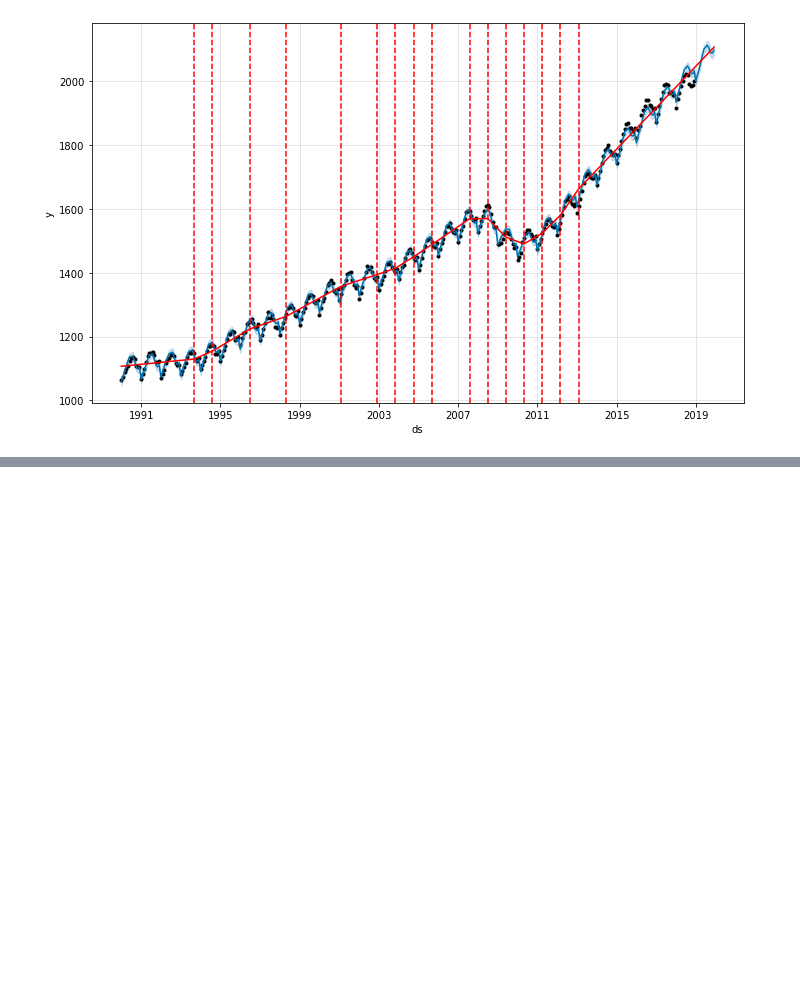
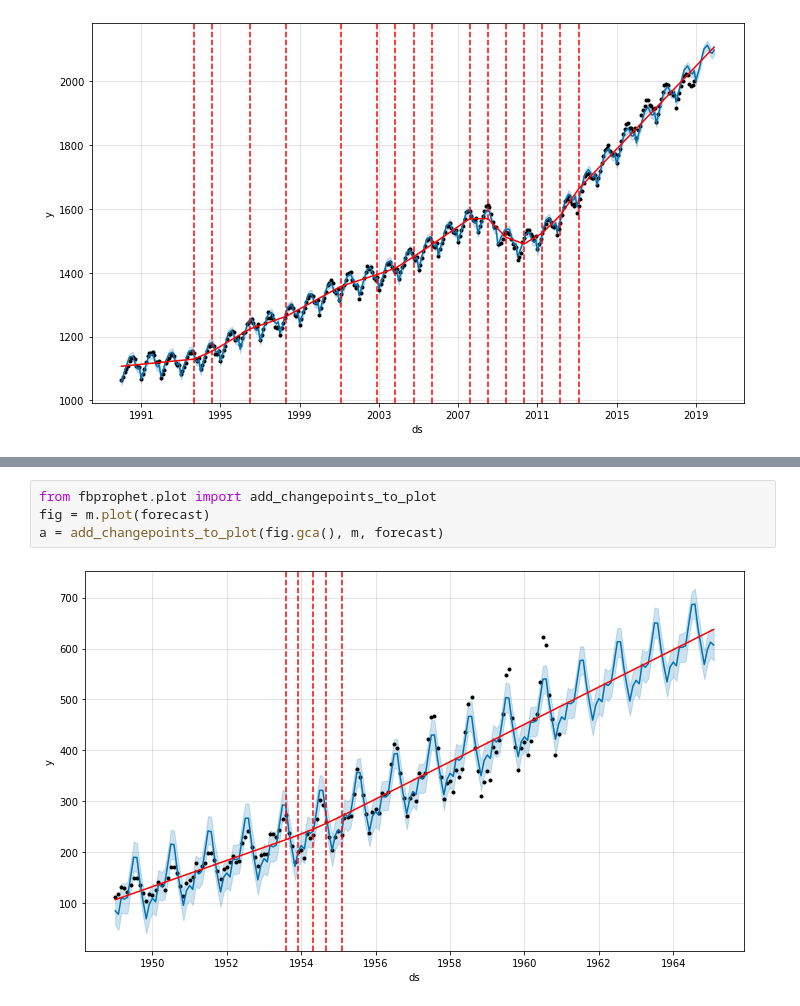
Before and after one commit to jafar-shodiq/jose-portilla-courses, a Jupyter notebook: time-series-data-analysis/prophet.ipynb, the cells around one changed output, grey strips where cells are left out. Cells and saved outputs as stored; diff of their text form; blank space fills up the shorter version.

```diff
--- a/time-series-data-analysis/prophet.ipynb
+++ b/time-series-data-analysis/prophet.ipynb
@@ -327,0 +358,6 @@ a = add_changepoints_to_plot(fig.gca(), m, forecast)
+# %%
+from fbprophet.plot import add_changepoints_to_plot
+fig = m.plot(forecast)
+a = add_changepoints_to_plot(fig.gca(), m, forecast)
+# %% [output]
+[figure, added]
```
Also changed, not shown: parts of 8 cells of this notebook.
